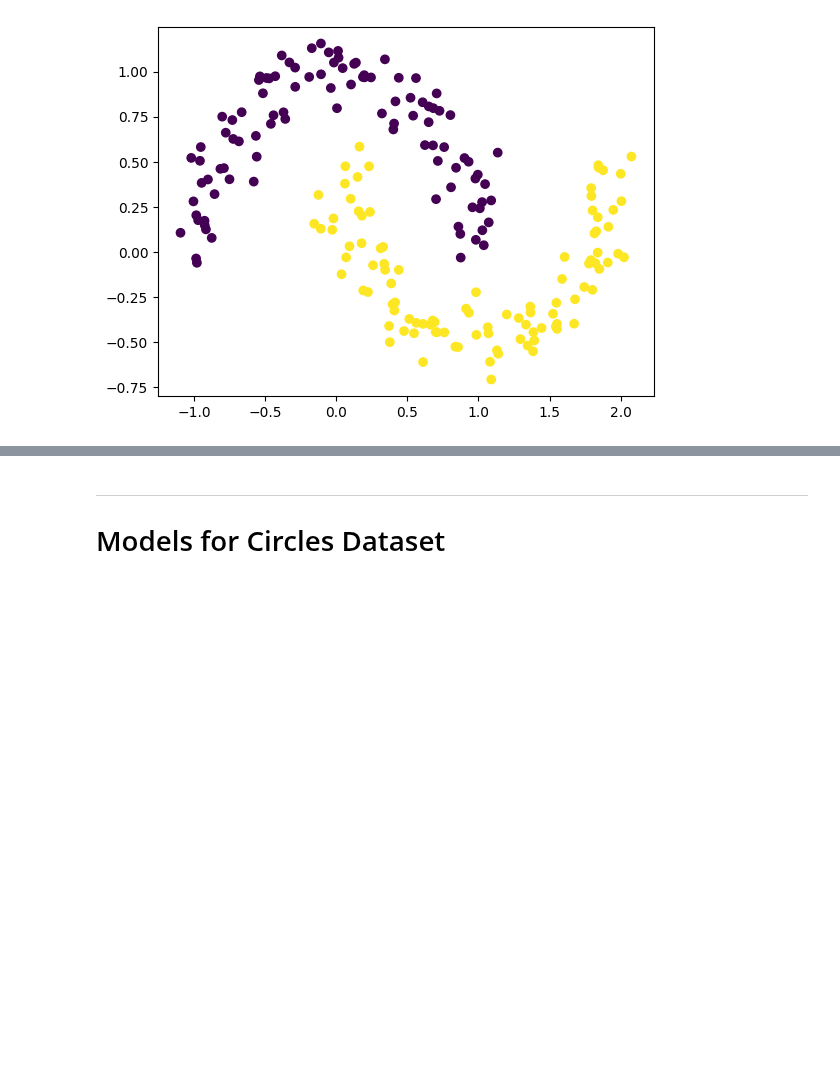
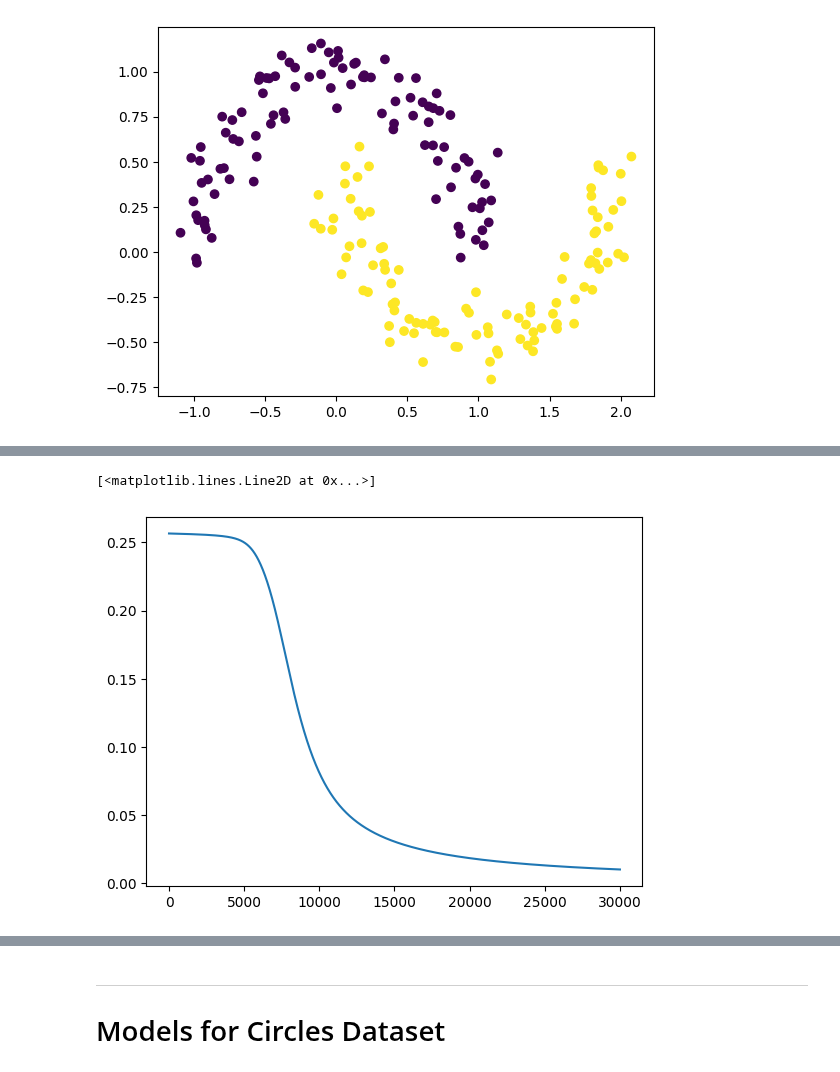
Before and after one commit to Nick-Azzarano/Machine-Learning-Practice, a Jupyter notebook: Spring2025/Homeworks/HW9_Azzarano_Nick.ipynb, the cells around one changed output, grey strips where cells are left out. Saved outputs shown, nothing was run; the diff lists cells and outputs as text; code cells hidden in the pictures; blank space fills up the shorter version.

```diff
--- a/Spring2025/Homeworks/HW9_Azzarano_Nick.ipynb
+++ b/Spring2025/Homeworks/HW9_Azzarano_Nick.ipynb
@@ -247,0 +274,5 @@ plt.scatter(x_moons[:,0], x_moons[:,1], c=y_moons)
+# %%
+plt.plot(moons_model_2.loss_array)
+# %% [output]
+[<matplotlib.lines.Line2D at 0x...>]
+[figure, added]
```
Also changed, not shown: parts of 14 cells of this notebook.
